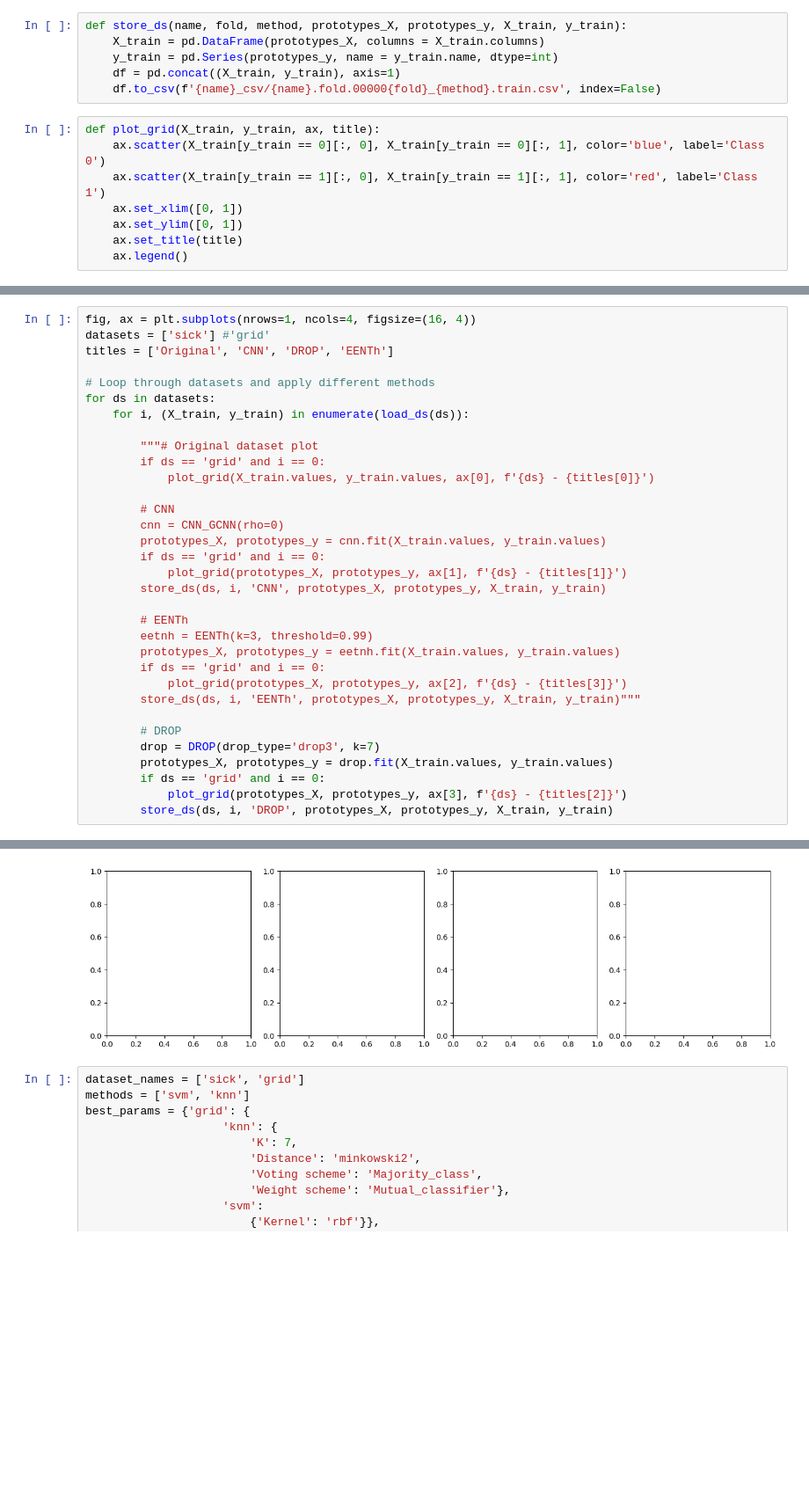
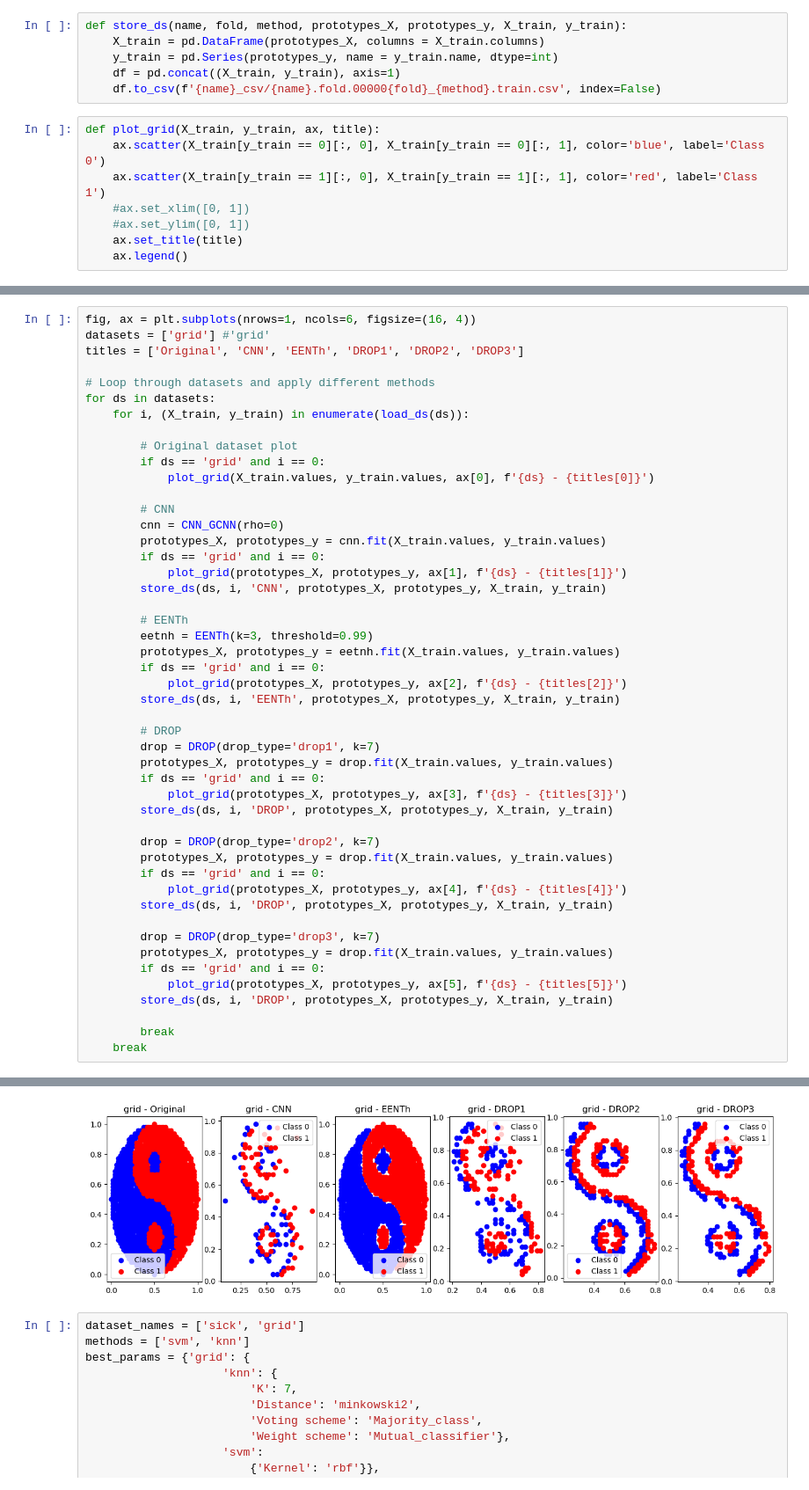
Before and after one commit to XavierQuerol/IML-Work2, a Jupyter notebook: pythonProject/generate_reductions.ipynb, the cells around one changed output, grey strips where cells are left out. Shown: that part at 88% size. Saved outputs shown, nothing was run; the diff lists cells and outputs as text; blank space fills up the shorter version.

Commit message:
drop working

```diff
--- a/pythonProject/generate_reductions.ipynb
+++ b/pythonProject/generate_reductions.ipynb
@@ -54,7 +54,7 @@ def store_ds(name, fold, method, prototypes_X, prototypes_y, X_train, y_train):
 def plot_grid(X_train, y_train, ax, title):
     ax.scatter(X_train[y_train == 0][:, 0], X_train[y_train == 0][:, 1], color='blue', label='Class 0')
     ax.scatter(X_train[y_train == 1][:, 0], X_train[y_train == 1][:, 1], color='red', label='Class 1')
-    ax.set_xlim([0, 1])
-    ax.set_ylim([0, 1])
+    #ax.set_xlim([0, 1])
+    #ax.set_ylim([0, 1])
     ax.set_title(title)
     ax.legend()
@@ -61,13 +152,13 @@ def plot_grid(X_train, y_train, ax, title):
 # %%
-fig, ax = plt.subplots(nrows=1, ncols=4, figsize=(16, 4))
-datasets = ['sick'] #'grid'
-titles = ['Original', 'CNN', 'DROP', 'EENTh']
+fig, ax = plt.subplots(nrows=1, ncols=6, figsize=(16, 4))
+datasets = ['grid'] #'grid'
+titles = ['Original', 'CNN', 'EENTh', 'DROP1', 'DROP2', 'DROP3']
 
 # Loop through datasets and apply different methods
 for ds in datasets:
     for i, (X_train, y_train) in enumerate(load_ds(ds)):
 
-        """# Original dataset plot
+        # Original dataset plot
         if ds == 'grid' and i == 0:
             plot_grid(X_train.values, y_train.values, ax[0], f'{ds} - {titles[0]}')
 
@@ -82,13 +173,28 @@ for ds in datasets:
         eetnh = EENTh(k=3, threshold=0.99)
         prototypes_X, prototypes_y = eetnh.fit(X_train.values, y_train.values)
         if ds == 'grid' and i == 0:
-            plot_grid(prototypes_X, prototypes_y, ax[2], f'{ds} - {titles[3]}')
-        store_ds(ds, i, 'EENTh', prototypes_X, prototypes_y, X_train, y_train)"""
+            plot_grid(prototypes_X, prototypes_y, ax[2], f'{ds} - {titles[2]}')
+        store_ds(ds, i, 'EENTh', prototypes_X, prototypes_y, X_train, y_train)
 
         # DROP
+        drop = DROP(drop_type='drop1', k=7)
+        prototypes_X, prototypes_y = drop.fit(X_train.values, y_train.values)
+        if ds == 'grid' and i == 0:
+            plot_grid(prototypes_X, prototypes_y, ax[3], f'{ds} - {titles[3]}')
+        store_ds(ds, i, 'DROP', prototypes_X, prototypes_y, X_train, y_train)
+
+        drop = DROP(drop_type='drop2', k=7)
+        prototypes_X, prototypes_y = drop.fit(X_train.values, y_train.values)
+        if ds == 'grid' and i == 0:
+            plot_grid(prototypes_X, prototypes_y, ax[4], f'{ds} - {titles[4]}')
+        store_ds(ds, i, 'DROP', prototypes_X, prototypes_y, X_train, y_train)
+
         drop = DROP(drop_type='drop3', k=7)
         prototypes_X, prototypes_y = drop.fit(X_train.values, y_train.values)
         if ds == 'grid' and i == 0:
-            plot_grid(prototypes_X, prototypes_y, ax[3], f'{ds} - {titles[2]}')
+            plot_grid(prototypes_X, prototypes_y, ax[5], f'{ds} - {titles[5]}')
         store_ds(ds, i, 'DROP', prototypes_X, prototypes_y, X_train, y_train)
+
+        break
+    break
 # %% [output]
@@ -96,4 +201,4 @@ ValueError: Expected n_neighbors <= n_samples_fit, but n_neighbors = 8, n_sample
-[figure, old version]
+[figure, new version]
 # %%
 dataset_names = ['sick', 'grid']
 methods = ['svm', 'knn']
```
Also changed, not shown: parts of 3 cells of this notebook, 1 other file.
